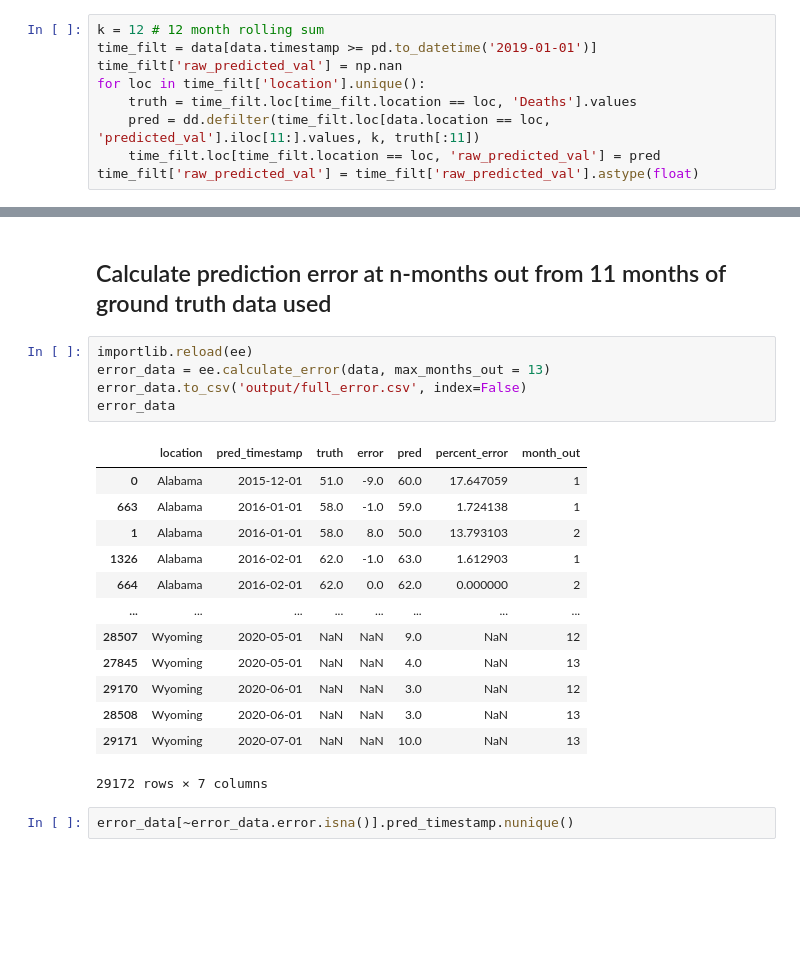
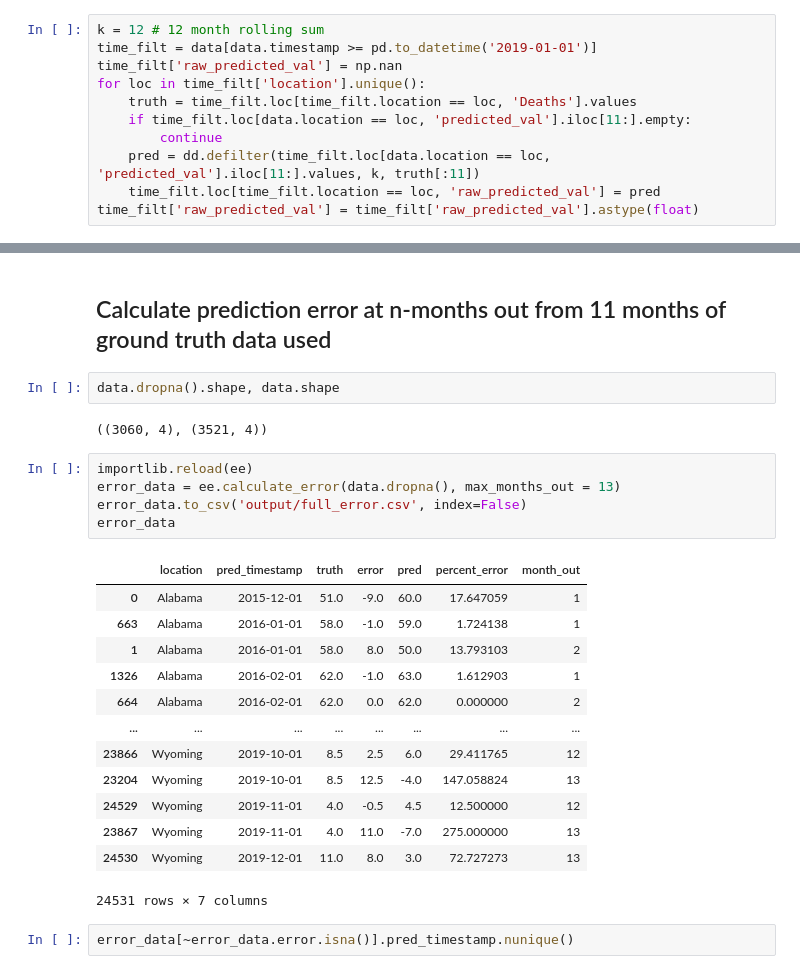
Before and after one commit to akre96/cdc_overdose, a Jupyter notebook: CDC_overdose_monthly_recovery.ipynb, the cells around one changed output, grey strips where cells are left out. Drawn from its saved outputs; the diff is of its cells as text; blank space fills up the shorter version.

```diff
--- a/CDC_overdose_monthly_recovery.ipynb
+++ b/CDC_overdose_monthly_recovery.ipynb
@@ -44,6 +44,8 @@ time_filt = data[data.timestamp >= pd.to_datetime('2019-01-01')]
 time_filt['raw_predicted_val'] = np.nan
 for loc in time_filt['location'].unique():
     truth = time_filt.loc[time_filt.location == loc, 'Deaths'].values
+    if time_filt.loc[data.location == loc, 'predicted_val'].iloc[11:].empty:
+        continue
     pred = dd.defilter(time_filt.loc[data.location == loc, 'predicted_val'].iloc[11:].values, k, truth[:11])
     time_filt.loc[time_filt.location == loc, 'raw_predicted_val'] = pred
 time_filt['raw_predicted_val'] = time_filt['raw_predicted_val'].astype(float)
@@ -184,24 +183,28 @@ for loc, loc_data in data.groupby('location'):
 # %% [markdown]
 ## Calculate prediction error at n-months out from 11 months of ground truth data used
+# %%
+data.dropna().shape, data.shape
+# %% [output]
+((3060, 4), (3521, 4))
 # %%
 importlib.reload(ee)
-error_data = ee.calculate_error(data, max_months_out = 13)
+error_data = ee.calculate_error(data.dropna(), max_months_out = 13)
 error_data.to_csv('output/full_error.csv', index=False)
 error_data
 # %% [output]
 |  | location | pred_timestamp | truth | error | pred | percent_error | month_out |
 | 0 | Alabama | 2015-12-01 | 51.0 | -9.0 | 60.0 | 17.647059 | 1 |
 | 663 | Alabama | 2016-01-01 | 58.0 | -1.0 | 59.0 | 1.724138 | 1 |
 | 1 | Alabama | 2016-01-01 | 58.0 | 8.0 | 50.0 | 13.793103 | 2 |
 | 1326 | Alabama | 2016-02-01 | 62.0 | -1.0 | 63.0 | 1.612903 | 1 |
 | 664 | Alabama | 2016-02-01 | 62.0 | 0.0 | 62.0 | 0.000000 | 2 |
 | ... | ... | ... | ... | ... | ... | ... | ... |
-| 28507 | Wyoming | 2020-05-01 | NaN | NaN | 9.0 | NaN | 12 |
-| 27845 | Wyoming | 2020-05-01 | NaN | NaN | 4.0 | NaN | 13 |
-| 29170 | Wyoming | 2020-06-01 | NaN | NaN | 3.0 | NaN | 12 |
-| 28508 | Wyoming | 2020-06-01 | NaN | NaN | 3.0 | NaN | 13 |
-| 29171 | Wyoming | 2020-07-01 | NaN | NaN | 10.0 | NaN | 13 |
+| 23866 | Wyoming | 2019-10-01 | 8.5 | 2.5 | 6.0 | 29.411765 | 12 |
+| 23204 | Wyoming | 2019-10-01 | 8.5 | 12.5 | -4.0 | 147.058824 | 13 |
+| 24529 | Wyoming | 2019-11-01 | 4.0 | -0.5 | 4.5 | 12.500000 | 12 |
+| 23867 | Wyoming | 2019-11-01 | 4.0 | 11.0 | -7.0 | 275.000000 | 13 |
+| 24530 | Wyoming | 2019-12-01 | 11.0 | 8.0 | 3.0 | 72.727273 | 13 |
-29172 rows × 7 columns
+24531 rows × 7 columns
 # %%
 error_data[~error_data.error.isna()].pred_timestamp.nunique()
 # %% [output]
```
Also changed, not shown: parts of 8 cells of this notebook, 19 other files.
